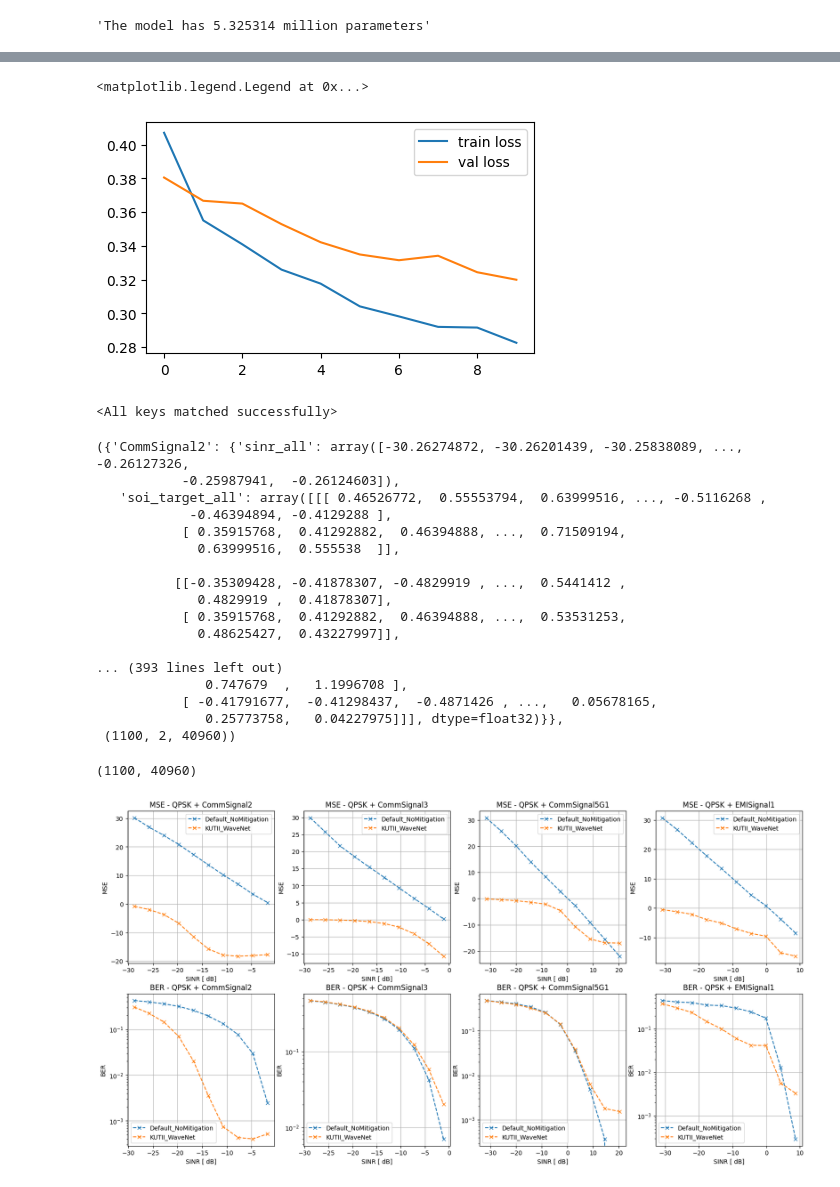
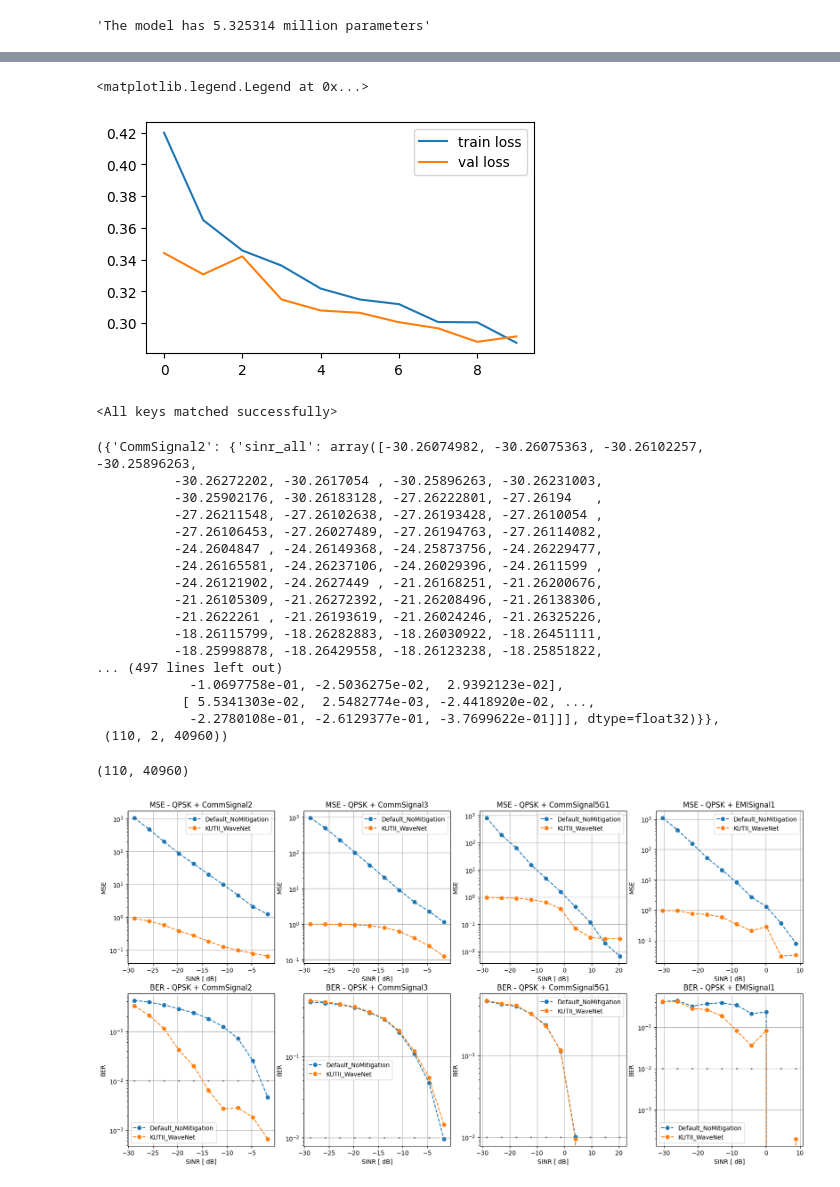
Before and after one commit to AhmedTarek62/ENEL645_ML_Project_RF_Challenge, a Jupyter notebook: notebooks/KUTII_WaveNet.ipynb, the cells around one changed output, grey strips where cells are left out. Saved outputs shown, nothing was run; the diff lists cells and outputs as text; code cells hidden in the pictures.

```diff
--- a/notebooks/KUTII_WaveNet.ipynb
+++ b/notebooks/KUTII_WaveNet.ipynb
@@ -217,12 +217,13 @@ for epoch in range(EPOCHS):
 
     model.eval()
     avg_vloss = 0.0
-    for i, (soi_mix, soi_target, _, _, _) in enumerate(val_loader):
-        soi_mix, soi_target = soi_mix.to(device), soi_target.to(device)
-        with torch.no_grad():
-            soi_est = model(soi_mix)
+    with torch.no_grad():
+        for i, (soi_mix, soi_target, _, _, _) in enumerate(val_loader):
+            soi_mix, soi_target = soi_mix.to(device), soi_target.to(device)
+            with torch.cuda.amp.autocast():
+                soi_est = model(soi_mix)
             loss = criterion(soi_est, soi_target)
-        avg_vloss += loss.item()
+            avg_vloss += loss.item()
     avg_vloss /= len(val_loader)
     print("\tval loss: {:.4f}".format(avg_vloss))
     history["val_loss"].append(avg_vloss)
@@ -274,17 +275,18 @@ plt.plot(history["val_loss"], label="val loss")
 plt.legend()
 # %% [output]
 <matplotlib.legend.Legend at 0x...>
-[figure, old version]
+[figure, new version]
 # %%
 # load save checkpoint
 model.load_state_dict(torch.load(model_path)["state_dict"])
 # %% [output]
 <All keys matched successfully>
 # %%
-test_datset_path, _, _ = generate_competition_eval_mixture(soi_type=soi_type,
-                                                     intrf_path_dir="rf_datasets/train_test_set_unmixed/dataset/testset1_frame")
-test_dataset = SigSepDataset(test_datset_path, dtype="real")
-# test_dataset = SigSepDataset("rf_datasets/test_set_mixed/datasets/eval_QPSK_20240404_153741", dtype="real")
+# test_dataset_path, _, _ = generate_competition_eval_mixture(soi_type=soi_type,
+#                                                      intrf_path_dir="rf_datasets/train_test_set_unmixed/dataset/testset1_frame")
+test_dataset_path = "rf_datasets/test_set_mixed/datasets/eval_QPSK_20240405_140409"
+filelists_path = [os.path.join(test_dataset_path, file) for file in os.listdir(test_dataset_path)]
+test_dataset = SigSepDataset(filelists_path, dtype="real")
 test_loader = DataLoader(test_dataset, batch_size=batch_size, shuffle=False)
 # %%
 model.eval()
@@ -328,23 +330,23 @@ for intrf_type in intrf_signal_set:
 # %%
 results, results["CommSignal2"]["soi_target_all"].shape
 # %% [output]
-({'CommSignal2': {'sinr_all': array([-30.26274872, -30.26201439, -30.25838089, ...,  -0.26127326,
-           -0.25987941,  -0.26124603]),
-   'soi_target_all': array([[[ 0.46526772,  0.55553794,  0.63999516, ..., -0.5116268 ,
-            -0.46394894, -0.4129288 ],
-           [ 0.35915768,  0.41292882,  0.46394888, ...,  0.71509194,
-             0.63999516,  0.555538  ]],
-
-          [[-0.35309428, -0.41878307, -0.4829919 , ...,  0.5441412 ,
-             0.4829919 ,  0.41878307],
-           [ 0.35915768,  0.41292882,  0.46394888, ...,  0.53531253,
-             0.48625427,  0.43227997]],
-
-... (393 lines left out)
-              0.747679  ,   1.1996708 ],
-           [ -0.41791677,  -0.41298437,  -0.4871426 , ...,   0.05678165,
-              0.25773758,   0.04227975]]], dtype=float32)}},
- (1100, 2, 40960))
+({'CommSignal2': {'sinr_all': array([-30.26074982, -30.26075363, -30.26102257, -30.25896263,
+          -30.26272202, -30.2617054 , -30.25896263, -30.26231003,
+          -30.25902176, -30.26183128, -27.26222801, -27.26194   ,
+          -27.26211548, -27.26102638, -27.26193428, -27.2610054 ,
+          -27.26106453, -27.26027489, -27.26194763, -27.26114082,
+          -24.2604847 , -24.26149368, -24.25873756, -24.26229477,
+          -24.26165581, -24.26237106, -24.26029396, -24.2611599 ,
+          -24.26121902, -24.2627449 , -21.26168251, -21.26200676,
+          -21.26105309, -21.26272392, -21.26208496, -21.26138306,
+          -21.2622261 , -21.26193619, -21.26024246, -21.26325226,
+          -18.26115799, -18.26282883, -18.26030922, -18.26451111,
+          -18.25998878, -18.26429558, -18.26123238, -18.25851822,
+... (497 lines left out)
+            -1.0697758e-01, -2.5036275e-02,  2.9392123e-02],
+           [ 5.5341303e-02,  2.5482774e-03, -2.4418920e-02, ...,
+            -2.2780108e-01, -2.6129377e-01, -3.7699622e-01]]], dtype=float32)}},
+ (110, 2, 40960))
 # %%
 # post processing and evaluation
 # combine IQ channels
@@ -358,7 +360,7 @@ for intrf_type in intrf_signal_set:
 # %%
 results["CommSignal2"]["soi_target_all"].shape
 # %% [output]
-(1100, 40960)
+(110, 40960)
 # %%
 from comm_utils import qpsk_helper
 # %%
@@ -384,9 +381,9 @@ eval_metrics = {
 for intrf_type in intrf_signal_set:
     y = results[intrf_type]["soi_target_all"]
     yhat = results[intrf_type]["soi_no_mitigation_all"]
-    eval_metrics[intrf_type]["mse_no_mitigation"] = get_db(get_mse(y, yhat))
+    eval_metrics[intrf_type]["mse_no_mitigation"] = get_mse(y, yhat)
     yhat = results[intrf_type]["soi_est_all"]
-    eval_metrics[intrf_type]["mse_est"] = get_db(get_mse(y, yhat))
+    eval_metrics[intrf_type]["mse_est"] = get_mse(y, yhat)
 
     # demodulate the signals
     b = results[intrf_type]["msg_bits_all"]
@@ -410,30 +407,31 @@ def get_smoothed(sinr, ber, npoints=50):
 # %%
 fig = plt.figure(figsize=(20, 10))
 
 gs = GridSpec(2, 4, figure=fig)
 
 for i, intrf_type in enumerate(intrf_signal_set):
     ax = fig.add_subplot(gs[0, i])
     sinr_all = eval_metrics[intrf_type]["sinr_all"]
     mse_no_mitigation = eval_metrics[intrf_type]["mse_no_mitigation"]
-    ax.plot(*get_smoothed(sinr_all, mse_no_mitigation, 11), "x--", label="Default_NoMitigation")
+    ax.semilogy(*get_smoothed(sinr_all, mse_no_mitigation, 11), "o--", label="Default_NoMitigation")
     mse_est = eval_metrics[intrf_type]["mse_est"]
-    ax.plot(*get_smoothed(sinr_all, mse_est, 11), "x--", label="KUTII_WaveNet")
+    ax.semilogy(*get_smoothed(sinr_all, mse_est, 11), "o--", label="KUTII_WaveNet")
     ax.grid()
     ax.legend()
     ax.title.set_text(f"MSE - {soi_type} + {intrf_type}")
     ax.set_xlabel("SINR [ dB]")
     ax.set_ylabel("MSE")
 
     ax = fig.add_subplot(gs[1, i])
     ber_no_mitigation = eval_metrics[intrf_type]["ber_no_mitigation"]
-    ax.semilogy(*get_smoothed(sinr_all, ber_no_mitigation, 11), "x--", label="Default_NoMitigation")
+    ax.semilogy(*get_smoothed(sinr_all, ber_no_mitigation, 11), "o--", label="Default_NoMitigation")
     ber_est = eval_metrics[intrf_type]["ber_est"]
-    ax.semilogy(*get_smoothed(sinr_all, ber_est, 11), "x--", label="KUTII_WaveNet")
+    ax.semilogy(*get_smoothed(sinr_all, ber_est, 11), "o--", label="KUTII_WaveNet")
+    ax.plot(*get_smoothed(sinr_all, 10**-2 * np.ones(sinr_all.shape[0]), 11), "o", color="grey", markersize=2)
     ax.grid()
     ax.legend()
     ax.title.set_text(f"BER - {soi_type} + {intrf_type}")
     ax.set_xlabel("SINR [ dB]")
     ax.set_ylabel("BER")
 # %% [output]
-[figure, old version]
+[figure, new version]
```
Also changed, not shown: parts of 5 cells of this notebook, 4 other files.
